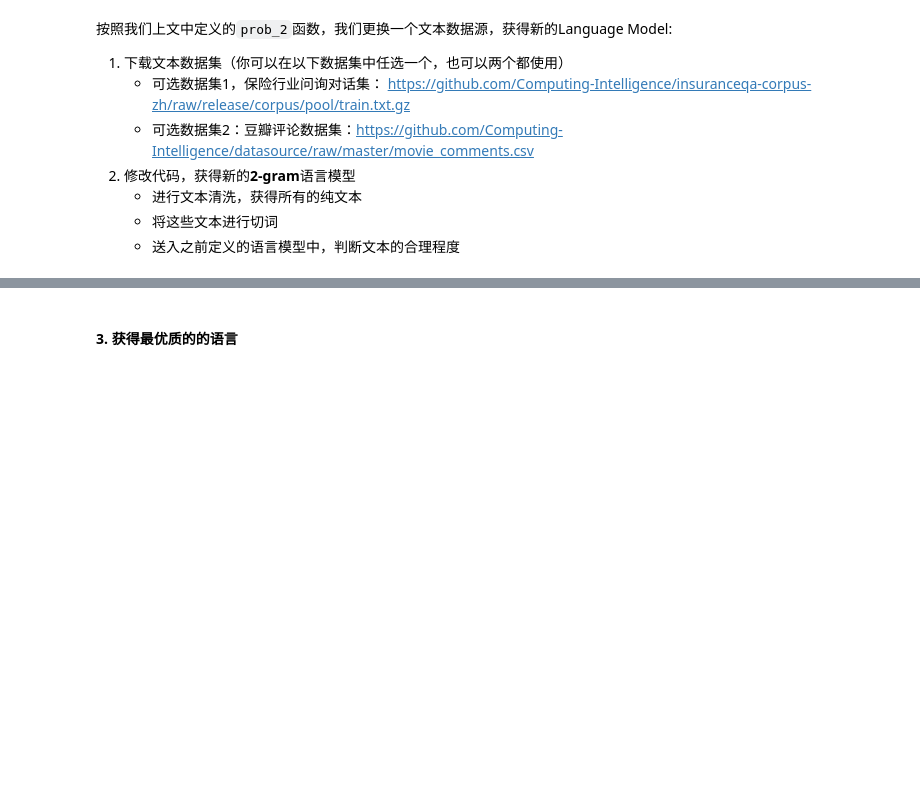
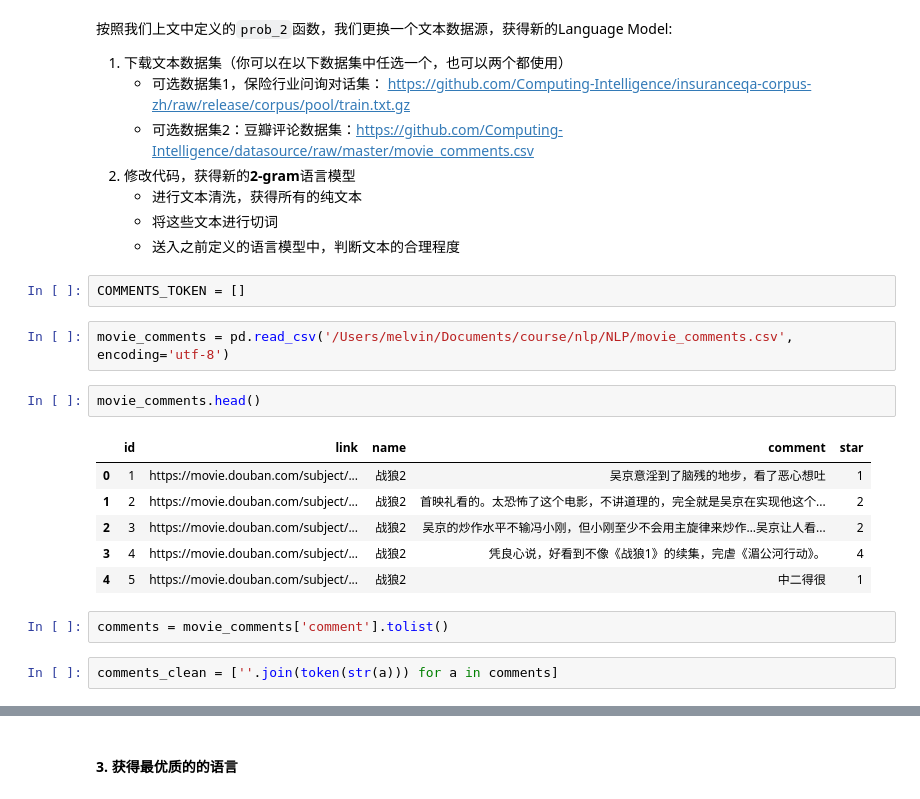
Before and after one commit to melvinno/NLP, a Jupyter notebook: Assignment-01.ipynb, the cells around one changed output, grey strips where cells are left out. Drawn from its saved outputs; the diff is of its cells as text; blank space fills up the shorter version.

```diff
--- a/Assignment-01.ipynb
+++ b/Assignment-01.ipynb
@@ -541,3 +541,20 @@ generate_n(interview_requirement, 'interview_requirement', 10)
     + 进行文本清洗，获得所有的纯文本
     + 将这些文本进行切词
     + 送入之前定义的语言模型中，判断文本的合理程度
+# %%
+COMMENTS_TOKEN = []
+# %%
+movie_comments = pd.read_csv('/Users/melvin/Documents/course/nlp/NLP/movie_comments.csv', encoding='utf-8')
+# %%
+movie_comments.head()
+# %% [output]
+|  | id | link | name | comment | star |
+| 0 | 1 | https://movie.douban.com/subject/... | 战狼2 | 吴京意淫到了脑残的地步，看了恶心想吐 | 1 |
+| 1 | 2 | https://movie.douban.com/subject/... | 战狼2 | 首映礼看的。太恐怖了这个电影，不讲道理的，完全就是吴京在实现他这个... | 2 |
+| 2 | 3 | https://movie.douban.com/subject/... | 战狼2 | 吴京的炒作水平不输冯小刚，但小刚至少不会用主旋律来炒作…吴京让人看... | 2 |
+| 3 | 4 | https://movie.douban.com/subject/... | 战狼2 | 凭良心说，好看到不像《战狼1》的续集，完虐《湄公河行动》。 | 4 |
+| 4 | 5 | https://movie.douban.com/subject/... | 战狼2 | 中二得很 | 1 |
+# %%
+comments = movie_comments['comment'].tolist()
+# %%
+comments_clean = [''.join(token(str(a))) for a in comments]
```
Also changed, not shown: parts of 12 cells of this notebook, 1 other file.
